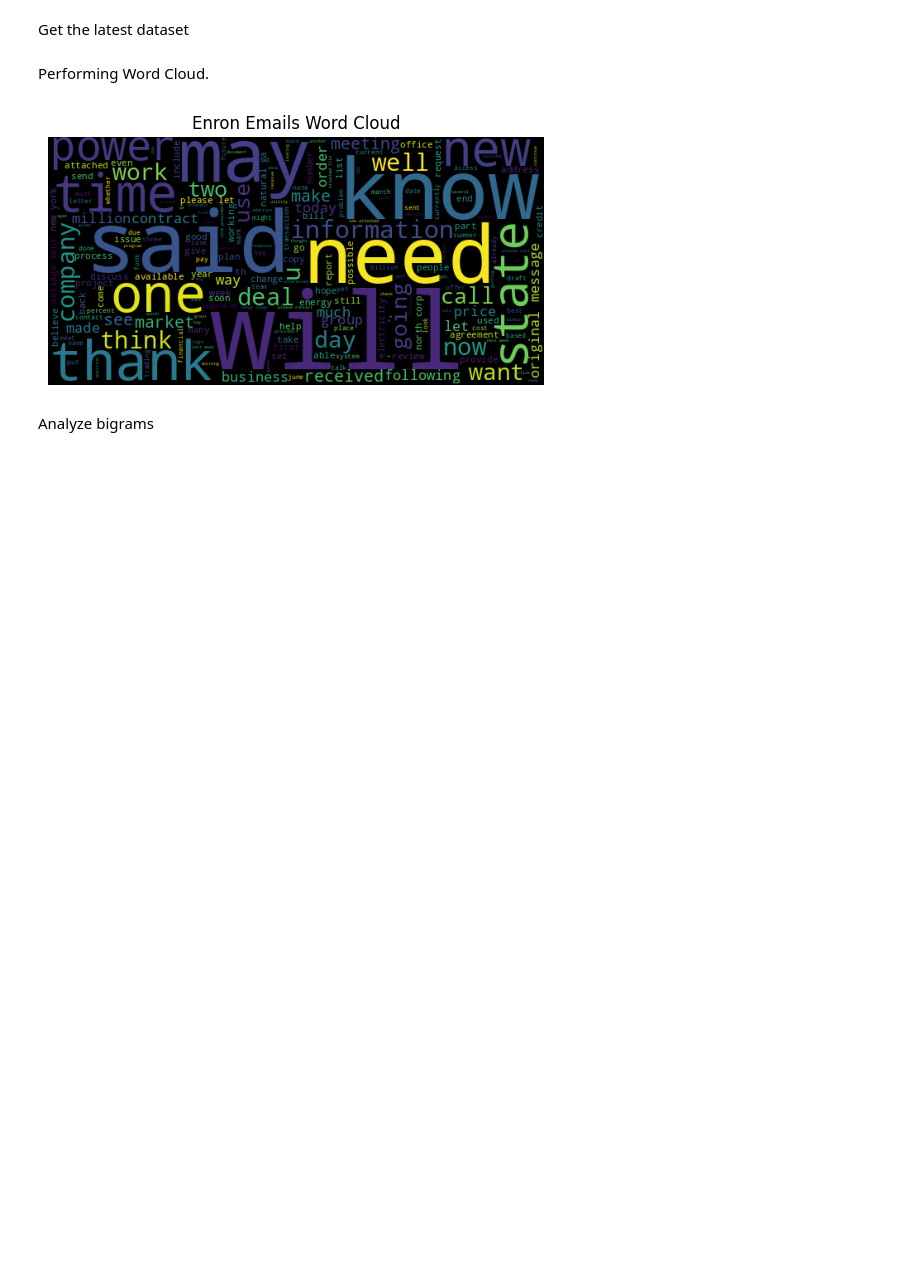
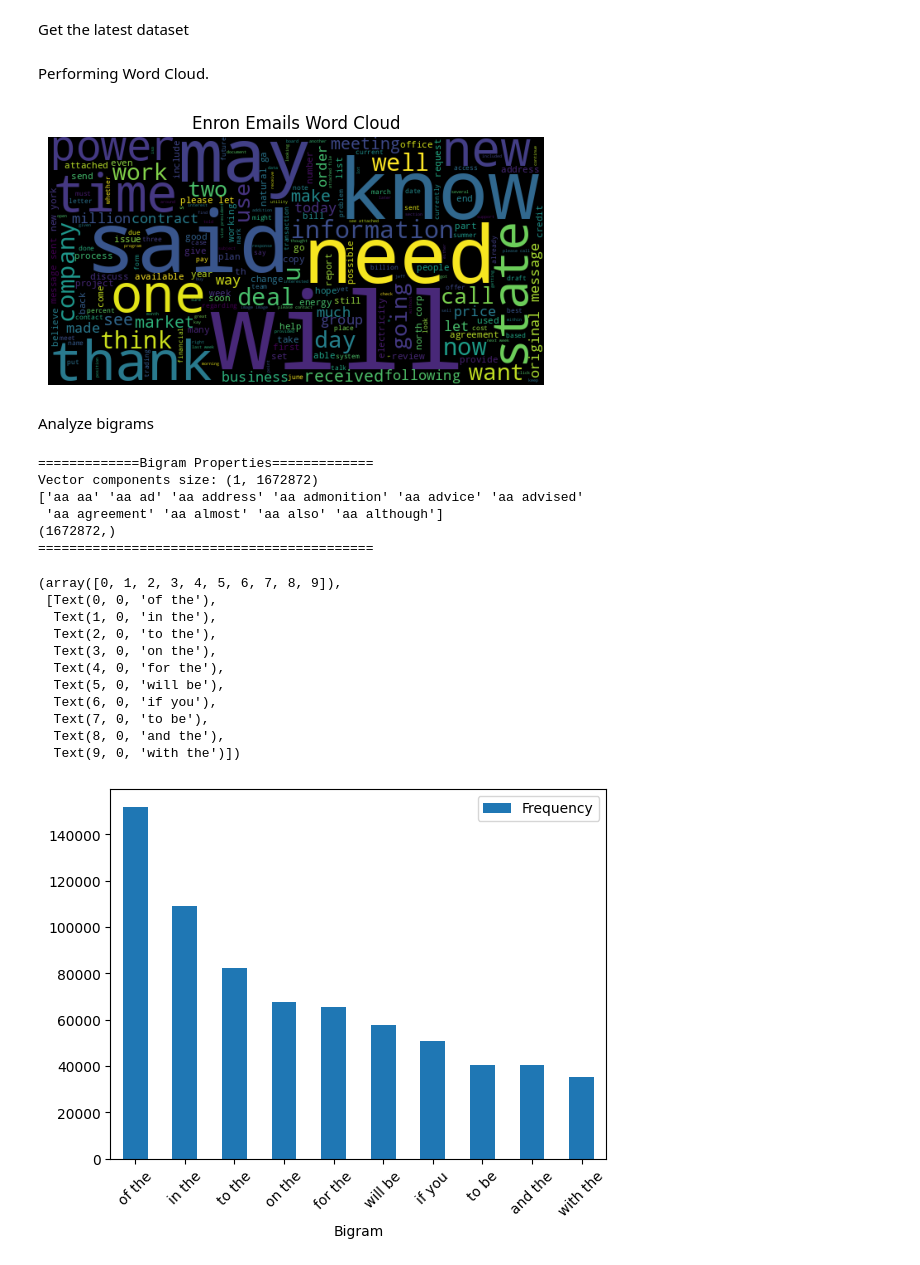
Before and after one commit to anthonycreates2000/Word-Embedding-Visualization, a Jupyter notebook: Word_Embedding_Visualization_with_Embedding_Layer.ipynb, the cells around one changed output. Drawn from its saved outputs; the diff is of its cells as text; code cells hidden in the pictures; blank space fills up the shorter version.

Commit message:
Added visualization to visualize bigrams.

```diff
--- a/Word_Embedding_Visualization_with_Embedding_Layer.ipynb
+++ b/Word_Embedding_Visualization_with_Embedding_Layer.ipynb
@@ -343,3 +343,56 @@ visualize_word_cloud(
 [figure]
 # %% [markdown]
 Analyze bigrams
+# %%
+flattened_words = [" ".join(preprocessed_dataset)]
+
+bigram_count_vectorizer = CountVectorizer(
+    lowercase = True,
+    ngram_range = (2, 2),
+)
+vector_components_count_vectorizer = bigram_count_vectorizer.fit_transform(flattened_words)
+feature_names = bigram_count_vectorizer.get_feature_names_out()
+total_occurence_per_features = vector_components_count_vectorizer.toarray().sum(axis = 0)
+
+print("=============Bigram Properties=============")
+print(f"Vector components size: {vector_components_count_vectorizer.shape}")
+print(feature_names[:10])
+# print(vector_components_count_vectorizer.sum(axis = 1))
+print(total_occurence_per_features.shape)
+print("===========================================")
+# %% [output]
+=============Bigram Properties=============
+Vector components size: (1, 1672872)
+['aa aa' 'aa ad' 'aa address' 'aa admonition' 'aa advice' 'aa advised'
+ 'aa agreement' 'aa almost' 'aa also' 'aa although']
+(1672872,)
+===========================================
+# %%
+sorted_total_occurence_per_features = pd.DataFrame(
+    {
+        "Bigram": feature_names,
+        "Frequency": total_occurence_per_features,
+    }
+).sort_values(by = "Frequency", ascending = False)
+
+top_10_bigrams = sorted_total_occurence_per_features.nlargest(10, "Frequency")
+
+ax = top_10_bigrams.plot(
+    x = "Bigram",
+    kind = "bar",
+)
+
+plt.xticks(rotation=45)
+# %% [output]
+(array([0, 1, 2, 3, 4, 5, 6, 7, 8, 9]),
+ [Text(0, 0, 'of the'),
+  Text(1, 0, 'in the'),
+  Text(2, 0, 'to the'),
+  Text(3, 0, 'on the'),
+  Text(4, 0, 'for the'),
+  Text(5, 0, 'will be'),
+  Text(6, 0, 'if you'),
+  Text(7, 0, 'to be'),
+  Text(8, 0, 'and the'),
+  Text(9, 0, 'with the')])
+[figure, added]
```
